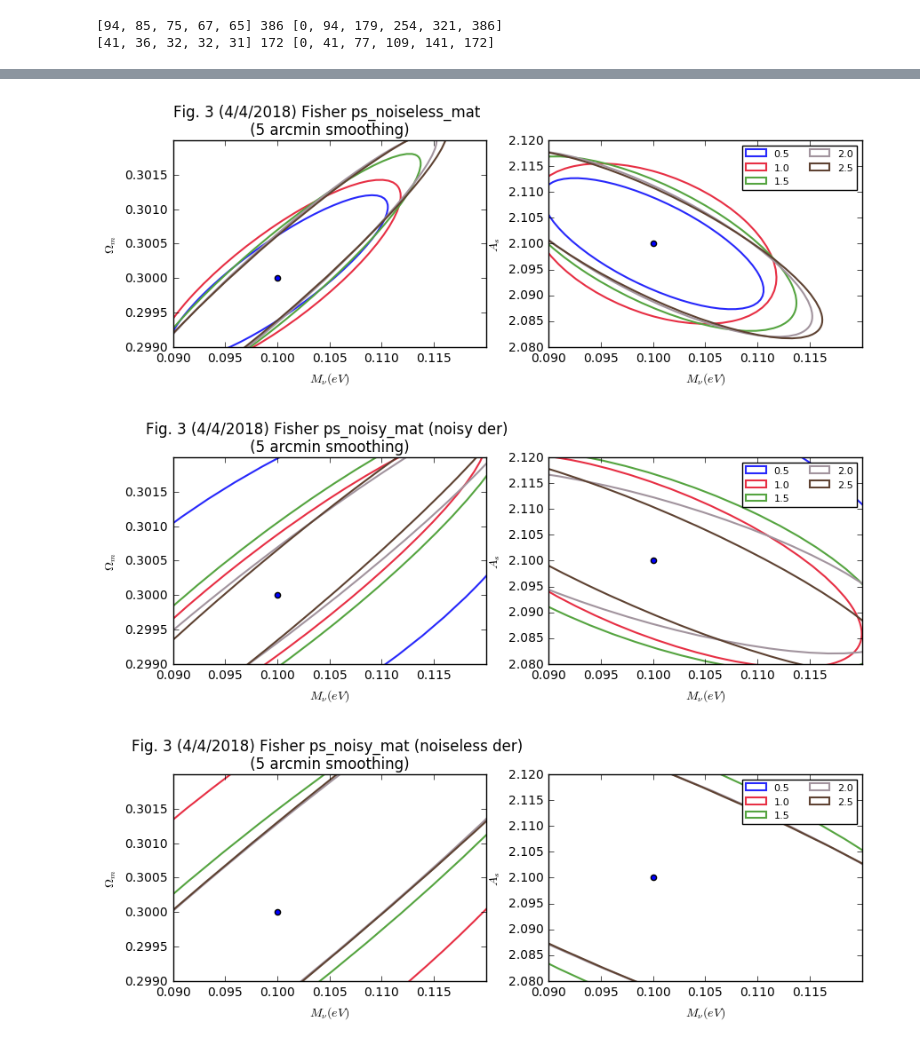
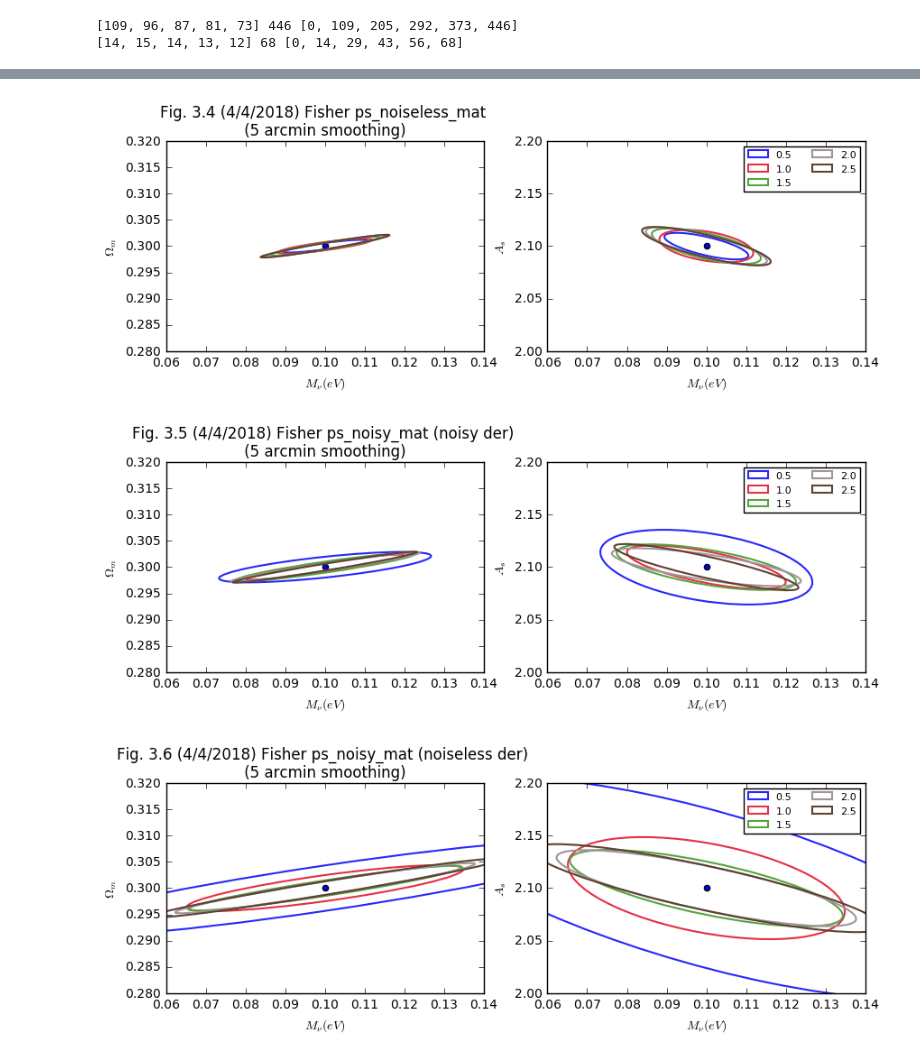
Before and after one commit to liuxx479/PDFs, a Jupyter notebook: Fisher_PDF.ipynb, the cells around one changed output, grey strips where cells are left out. Saved outputs shown, nothing was run; the diff lists cells and outputs as text; code cells hidden in the pictures.

Commit message:
add tomo fisher calculation

```diff
--- a/Fisher_PDF.ipynb
+++ b/Fisher_PDF.ipynb
@@ -47,7 +47,7 @@ z_source = arange(0.5,3,0.5)
 Nsum = 210**2 ##### this is the total pixel in mat's downgraded map
 fn_list = genfromtxt('cosmo_params_all.txt',usecols=1, dtype='string')
 Nc = 3 ## compression for 2dpdf
-Nmin = 5 ## min number of counts in a bin to include
+Nmin = 2 ## min number of counts in a bin to include
 # %%
 ########## generate average statistics for emulator
 
@@ -126,10 +145,18 @@ pdf2dI_cov = array([load('box5/output_eb_5000_s4/ALL_igalXicmb_2dpdf_%.1f_5.0_5.
 pdf2dN_cov = array([load('box5/output_eb_5000_s4/ALL_galXcmb_2dpdf_%.1f_5.0_5.0.npy'
                      %(iz))[:,:,:60] for iz in z_source])
 
-pdf1dI_cov = sum(pdf2dI_cov,axis=2)
-pdf1dN_cov = sum(pdf2dN_cov,axis=2)
+pdfgalI_cov = sum(sum(pdf2dI_cov,axis=2).reshape(5, 10000, 60/Nc, Nc), axis=-1)
+pdfgalN_cov = sum(sum(pdf2dN_cov,axis=2).reshape(5, 10000, 60/Nc, Nc), axis=-1)
+
+pdfcmbI_cov = sum(sum(pdf2dI_cov[0],axis=-1).reshape(10000, 60/Nc, Nc), axis=-1).reshape(1, 10000, -1)
+pdfcmbN_cov = sum(sum(pdf2dN_cov[0],axis=-1).reshape(10000, 60/Nc, Nc), axis=-1).reshape(1, 10000, -1)
+
+pdf1dI_cov = concatenate([pdfgalI_cov, pdfcmbI_cov], axis=0)
+pdf1dN_cov = concatenate([pdfgalN_cov, pdfcmbN_cov], axis=0)
+
 
 print pdf2dI_cov.shape, pdf2dN_cov.shape
+print pdfgalI_cov.shape, pdfcmbI_cov.shape
 print pdf1dI_cov.shape, pdf1dN_cov.shape
 # %% [output]
 (5, 10000, 60, 60) (5, 10000, 60, 60)
@@ -149,10 +177,10 @@ psNJose_cov =  load('ObsFeb2018_Spec/%s/Tomography/PS_KN_s0.00_ztomo_ng44.85_b05
 pdf2dI_cov_flat = swapaxes(sum(pdf2dI_cov.reshape(5,10000, 60/Nc, Nc, 60/Nc, Nc),
                                axis=(-1, -3)),0,1).reshape(10000,-1)[:, idx_2dI]
 pdf2dN_cov_flat = swapaxes(sum(pdf2dN_cov.reshape(5,10000, 60/Nc, Nc, 60/Nc, Nc),
-                               axis=(-1, -3)),0,1).reshape(10000,-1)[:, idx_2dI]
+                               axis=(-1, -3)),0,1).reshape(10000,-1)[:, idx_2dN]
 
 pdf1dI_cov_flat = swapaxes(pdf1dI_cov,0,1).reshape(10000,-1)[:, idx_1dI]
-pdf1dN_cov_flat = swapaxes(pdf1dN_cov,0,1).reshape(10000,-1)[:, idx_1dI]
+pdf1dN_cov_flat = swapaxes(pdf1dN_cov,0,1).reshape(10000,-1)[:, idx_1dN]
 
 print pdf2dI_cov_flat.shape, pdf2dN_cov_flat.shape
 print pdf1dI_cov_flat.shape, pdf1dN_cov_flat.shape
@@ -313,7 +341,7 @@ show()
 #print idx_2dI
 #print idx_1dI
 edges2dI = arange(0, 5*(60/Nc)**2 +1, (60/Nc)**2)
-edges1dI = arange(0, 301, 60)
+edges1dI = arange(0, 6*(60/Nc)+1, (60/Nc))
 bins2dI = [sum ( (idx_2dI>edges2dI[i]) & (idx_2dI < edges2dI[i+1])) for i in range(5)]
 bins1dI = [sum ( (idx_1dI>edges1dI[i]) & (idx_1dI < edges1dI[i+1])) for i in range(5)]
 edgeright2dI = [0,]+[sum (idx_2dI < edges2dI[i+1]) for i in range(5)]
@@ -321,8 +349,8 @@ edgeright1dI = [0,]+[sum (idx_1dI < edges1dI[i+1]) for i in range(5)]
 print bins2dI, sum(bins2dI), edgeright2dI
 print bins1dI, sum(bins1dI), edgeright1dI
 # %% [output]
-[94, 85, 75, 67, 65] 386 [0, 94, 179, 254, 321, 386]
-[41, 36, 32, 32, 31] 172 [0, 41, 77, 109, 141, 172]
+[109, 96, 87, 81, 73] 446 [0, 109, 205, 292, 373, 446]
+[14, 15, 14, 13, 12] 68 [0, 14, 29, 43, 56, 68]
 # %%
 ######## now lets test for each redshift bins
 
@@ -367,16 +395,21 @@ for icov5z in cov_arr2:
         plotEllipse([0.1, 2.1], mat(iF).I[[0,2],:][:,[0,2]] ,icolor,'solid',z_source[j],ax2)
         jjj+=1
 
-    ax1.set_xlim(0.09, 0.12)#(0.07,0.14)
-    ax1.set_ylim(0.299, .302)#(0.296,0.306)
-    ax2.set_xlim(0.09, 0.12)#(0.07,0.14)
-    ax2.set_ylim(2.08, 2.12)#(2.05,2.15)
+    ax1.set_xlim(0.09, 0.12)
+    ax1.set_ylim(0.299, .302)
+    ax2.set_xlim(0.09, 0.12)
+    ax2.set_ylim(2.08, 2.12)
+    if i>3:
+        ax1.set_xlim(0.06, 0.14)
+        ax1.set_ylim(0.28, .32)
+        ax2.set_xlim(0.06, 0.14)
+        ax2.set_ylim(2.0, 2.2)
     ax1.set_xlabel(r'$M_\nu(eV)$')
     ax1.set_ylabel(r'$\Omega_m$')
     ax2.set_xlabel(r'$M_\nu(eV)$')
     ax2.set_ylabel(r'$A_s$')
     ax2.legend(fontsize=8,frameon=1,ncol=2)
-    ax1.set_title('Fig. 3 (4/4/2018) Fisher %s \n (5 arcmin smoothing) '%(set_names2[i]))
+    ax1.set_title('Fig. 3.%i (4/4/2018) Fisher %s \n (5 arcmin smoothing) '%(i,set_names2[i]))
     #ax2.set_title('use same bins for noisy/noiseless pdf\n jose ellmax=5000')
-    show()
+   show()
 # %% [output]
@@ -387,3 +420,3 @@ for icov5z in cov_arr2:
-[figure, old version]
+[figure, new version]
-[figure, old version]
+[figure, new version]
-[figure, old version]
+[figure, new version]
```
Also changed, not shown: parts of 16 cells of this notebook.
